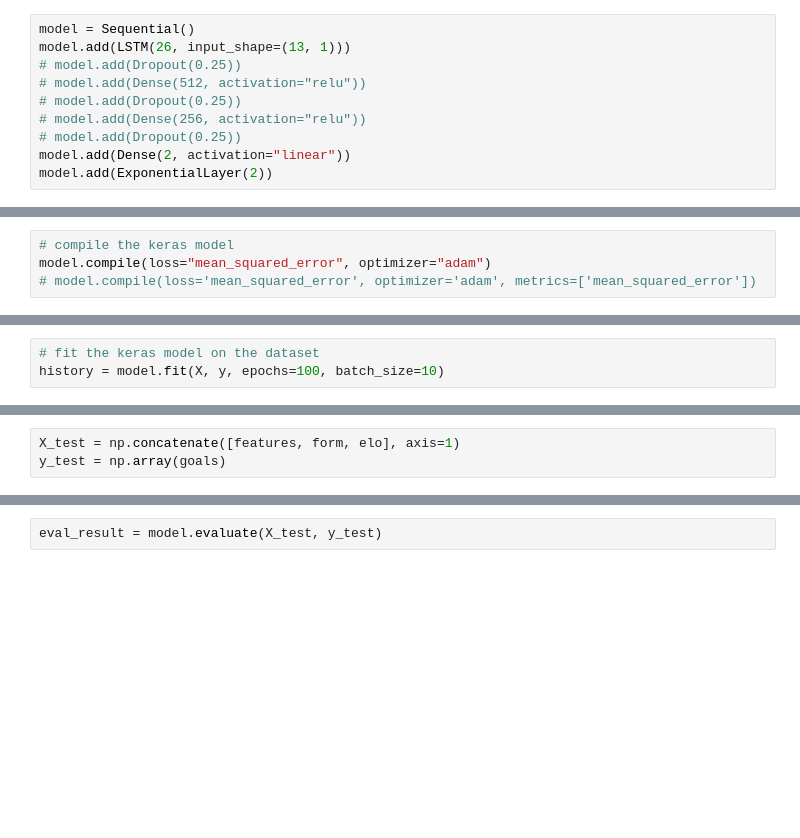
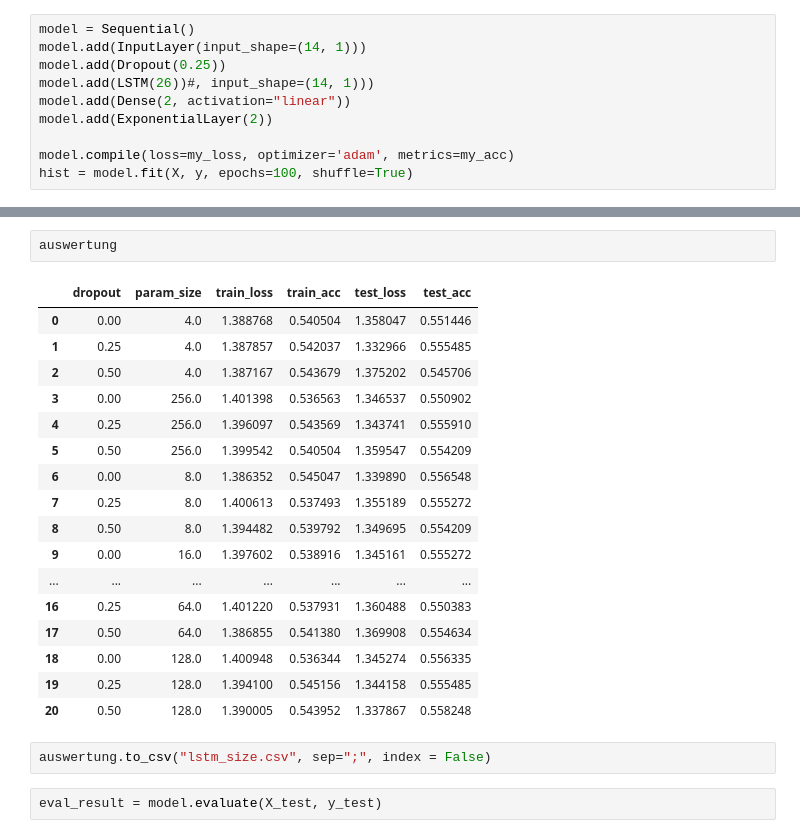
Before and after one commit to s-morten/packing-report, a Jupyter notebook: xT-impact/dnn/nn_lstm.ipynb, the cells around one changed output, grey strips where cells are left out. Saved outputs shown, nothing was run; the diff lists cells and outputs as text; blank space fills up the shorter version.

Commit message:
starting with lstm

```diff
--- a/xT-impact/dnn/nn_lstm.ipynb
+++ b/xT-impact/dnn/nn_lstm.ipynb
@@ -104,11 +117,11 @@ X.shape
 # %%
 model = Sequential()
-model.add(LSTM(26, input_shape=(13, 1)))
-# model.add(Dropout(0.25))
-# model.add(Dense(512, activation="relu"))
-# model.add(Dropout(0.25))
-# model.add(Dense(256, activation="relu"))
-# model.add(Dropout(0.25))
+model.add(InputLayer(input_shape=(14, 1)))
+model.add(Dropout(0.25))
+model.add(LSTM(26))#, input_shape=(14, 1)))
 model.add(Dense(2, activation="linear"))
 model.add(ExponentialLayer(2))
+
+model.compile(loss=my_loss, optimizer='adam', metrics=my_acc)
+hist = model.fit(X, y, epochs=100, shuffle=True)
 # %% [output]
@@ -120,4 +144,0 @@ To enable them in other operations, rebuild TensorFlow with the appropriate comp
-# %%
-# compile the keras model
-model.compile(loss="mean_squared_error", optimizer="adam")
-# model.compile(loss='mean_squared_error', optimizer='adam', metrics=['mean_squared_error'])
@@ -143,3 +144,0 @@ _________________________________________________________________
-# %%
-# fit the keras model on the dataset
-history = model.fit(X, y, epochs=100, batch_size=10)
@@ -217,3 +144,0 @@ elo = np.swapaxes(
-# %%
-X_test = np.concatenate([features, form, elo], axis=1)
-y_test = np.array(goals)
@@ -222,3 +266,25 @@ X_test = X_test.reshape((X_test.shape[0], X_test.shape[1], 1))
+# %%
+auswertung
+# %% [output]
+|  | dropout | param_size | train_loss | train_acc | test_loss | test_acc |
+| 0 | 0.00 | 4.0 | 1.388768 | 0.540504 | 1.358047 | 0.551446 |
+| 1 | 0.25 | 4.0 | 1.387857 | 0.542037 | 1.332966 | 0.555485 |
+| 2 | 0.50 | 4.0 | 1.387167 | 0.543679 | 1.375202 | 0.545706 |
+| 3 | 0.00 | 256.0 | 1.401398 | 0.536563 | 1.346537 | 0.550902 |
+| 4 | 0.25 | 256.0 | 1.396097 | 0.543569 | 1.343741 | 0.555910 |
+| 5 | 0.50 | 256.0 | 1.399542 | 0.540504 | 1.359547 | 0.554209 |
+| 6 | 0.00 | 8.0 | 1.386352 | 0.545047 | 1.339890 | 0.556548 |
+| 7 | 0.25 | 8.0 | 1.400613 | 0.537493 | 1.355189 | 0.555272 |
+| 8 | 0.50 | 8.0 | 1.394482 | 0.539792 | 1.349695 | 0.554209 |
+| 9 | 0.00 | 16.0 | 1.397602 | 0.538916 | 1.345161 | 0.555272 |
+| ... | ... | ... | ... | ... | ... | ... |
+| 16 | 0.25 | 64.0 | 1.401220 | 0.537931 | 1.360488 | 0.550383 |
+| 17 | 0.50 | 64.0 | 1.386855 | 0.541380 | 1.369908 | 0.554634 |
+| 18 | 0.00 | 128.0 | 1.400948 | 0.536344 | 1.345274 | 0.556335 |
+| 19 | 0.25 | 128.0 | 1.394100 | 0.545156 | 1.344158 | 0.555485 |
+| 20 | 0.50 | 128.0 | 1.390005 | 0.543952 | 1.337867 | 0.558248 |
+# %%
+auswertung.to_csv("lstm_size.csv", sep=";", index = False)
 # %%
 eval_result = model.evaluate(X_test, y_test)
 # %% [output]
```
Also changed, not shown: parts of 19 cells of this notebook, 3 other files.
